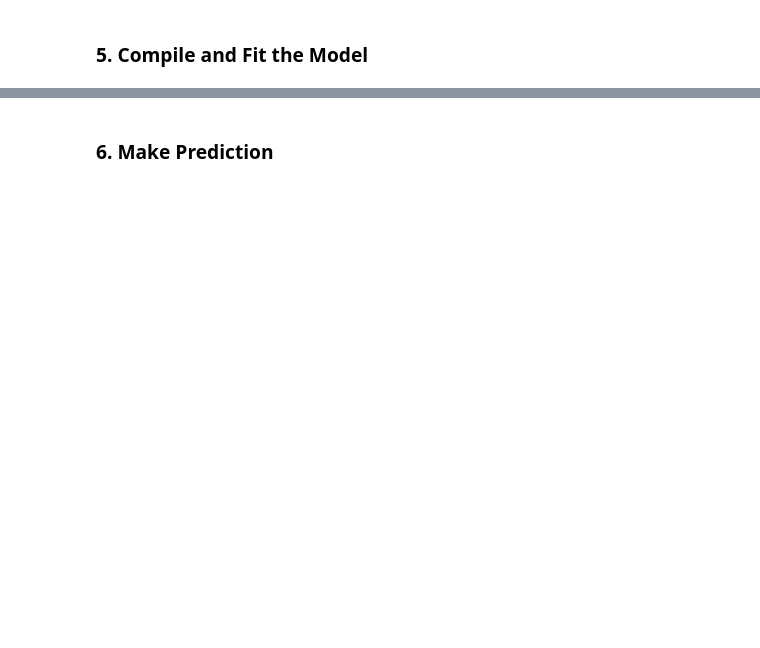
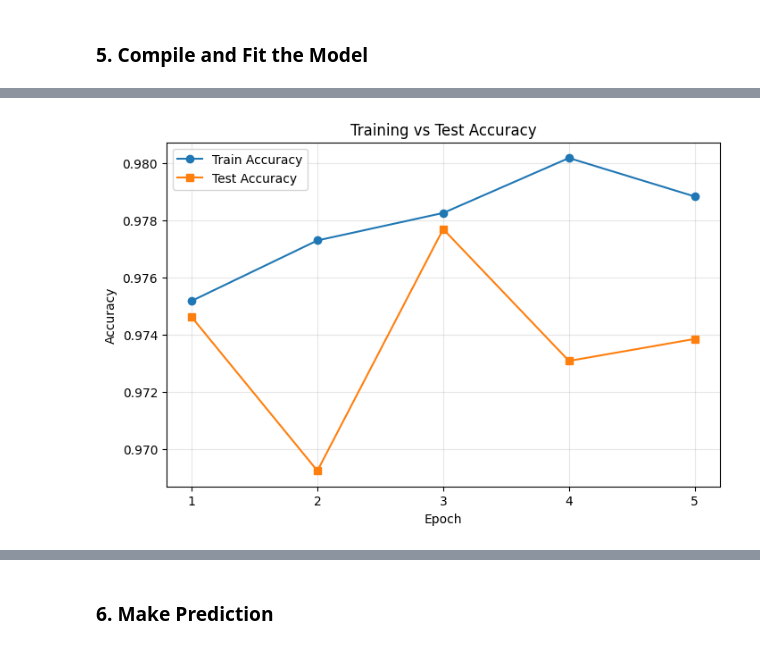
Before and after one commit to fatahrahimi330/100-Machine-Learning-Projects, a Jupyter notebook: 42-Wine Quality Prediction/wine_quality_prediction.ipynb, the cells around one changed output, grey strips where cells are left out. Saved outputs shown, nothing was run; the diff lists cells and outputs as text; code cells hidden in the pictures; blank space fills up the shorter version.

```diff
--- a/42-Wine Quality Prediction/wine_quality_prediction.ipynb
+++ b/42-Wine Quality Prediction/wine_quality_prediction.ipynb
@@ -17,2 +48,19 @@ white_wine_url = ""
+# %%
+X = df.iloc[:, :-1]
+y = df['type']
+# %%
+from sklearn.model_selection import train_test_split
+
+X_train, X_test, y_train, y_test = train_test_split(X, y, test_size=0.2, random_state=42)
 # %% [markdown]
 ### 4. Build the Model
+# %%
+import tensorflow as tf
+
+model = tf.keras.Sequential([
+    tf.keras.layers.Dense(12, activation='relu', input_dim=12),
+    tf.keras.layers.Dense(9, activation='relu'),
+    tf.keras.layers.Dense(1, activation='sigmoid')
+])
+
+model.summary()
@@ -19,2 +81,16 @@ white_wine_url = ""
 # %% [markdown]
 ### 5. Compile and Fit the Model
+# %%
+model.compile(
+    loss='binary_crossentropy',
+    optimizer='adam',
+    metrics=['accuracy']
+)
+
+history = model.fit(
+    X_train, y_train,
+    validation_data=(X_test, y_test),
+    epochs=5,
+    batch_size=1,
+    verbose=1
+)
@@ -20,0 +108,15 @@ white_wine_url = ""
+# %%
+epochs = range(1, len(history.history['accuracy']) + 1)
+
+plt.figure(figsize=(8, 5))
+plt.plot(epochs, history.history['accuracy'], marker='o', label='Train Accuracy')
+plt.plot(epochs, history.history['val_accuracy'], marker='s', label='Test Accuracy')
+plt.title('Training vs Test Accuracy')
+plt.xlabel('Epoch')
+plt.ylabel('Accuracy')
+plt.xticks(list(epochs))
+plt.legend()
+plt.grid(alpha=0.3)
+plt.show()
+# %% [output]
+[figure, added]
```
Also changed, not shown: parts of 12 cells of this notebook, 4 other files.
